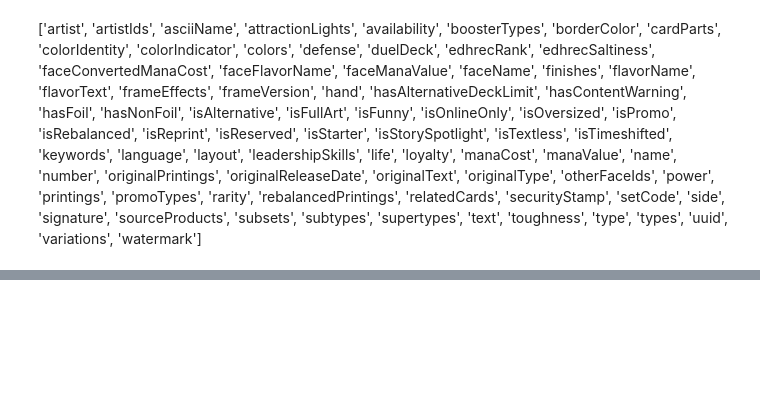
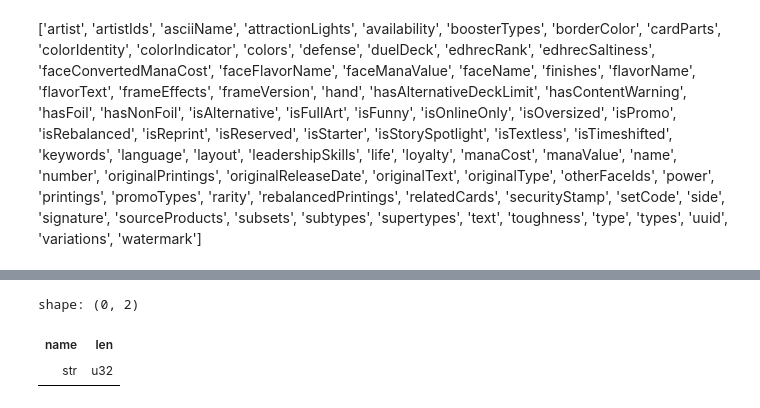
Before and after one commit to DaveParr/mtgai, a Jupyter notebook: notebooks/readdata.ipynb, the cells around one changed output, grey strips where cells are left out. Cells and saved outputs as stored; diff of their text form; code cells hidden in the pictures; blank space fills up the shorter version.

```diff
--- a/notebooks/readdata.ipynb
+++ b/notebooks/readdata.ipynb
@@ -116,7 +135,9 @@ shape: (268, 78)
 # %% [markdown]
 ['artist', 'artistIds', 'asciiName', 'attractionLights', 'availability', 'boosterTypes', 'borderColor', 'cardParts', 'colorIdentity', 'colorIndicator', 'colors', 'defense', 'duelDeck', 'edhrecRank', 'edhrecSaltiness', 'faceConvertedManaCost', 'faceFlavorName', 'faceManaValue', 'faceName', 'finishes', 'flavorName', 'flavorText', 'frameEffects', 'frameVersion', 'hand', 'hasAlternativeDeckLimit', 'hasContentWarning', 'hasFoil', 'hasNonFoil', 'isAlternative', 'isFullArt', 'isFunny', 'isOnlineOnly', 'isOversized', 'isPromo', 'isRebalanced', 'isReprint', 'isReserved', 'isStarter', 'isStorySpotlight', 'isTextless', 'isTimeshifted', 'keywords', 'language', 'layout', 'leadershipSkills', 'life', 'loyalty', 'manaCost', 'manaValue', 'name', 'number', 'originalPrintings', 'originalReleaseDate', 'originalText', 'originalType', 'otherFaceIds', 'power', 'printings', 'promoTypes', 'rarity', 'rebalancedPrintings', 'relatedCards', 'securityStamp', 'setCode', 'side', 'signature', 'sourceProducts', 'subsets', 'subtypes', 'supertypes', 'text', 'toughness', 'type', 'types', 'uuid', 'variations', 'watermark']
 # %%
-brothers_war_cards.select(
+# drop cards with number format "A- "
+
+unique_brothers_war_cards = brothers_war_cards.select(
     [
         "name",
         "colorIdentity",
@@ -140,7 +161,7 @@ brothers_war_cards.select(
         "types",
         "uuid",
     ]
-).sort("number").unique(
+).filter(~pl.col("number").str.contains("A-")).sort("number").unique(
     [
         "name",
         "colorIdentity",
@@ -153,12 +174,11 @@ brothers_war_cards.select(
         "manaCost",
         "manaValue",
         "power",
-        "rarity",
-        "setCode",
         "subtypes",
         "supertypes",
         "toughness",
         "text",
         "type",
         "types",
-    ])
+    ]
+).sort("name")
@@ -179,0 +185,7 @@ shape: (469, 20)
+# %%
+
+unique_brothers_war_cards.group_by("name").len().filter(pl.col("len") > 1)
+# %% [output]
+shape: (0, 2)
+| name | len |
+| str | u32 |
```
Also changed, not shown: parts of 3 cells of this notebook.
